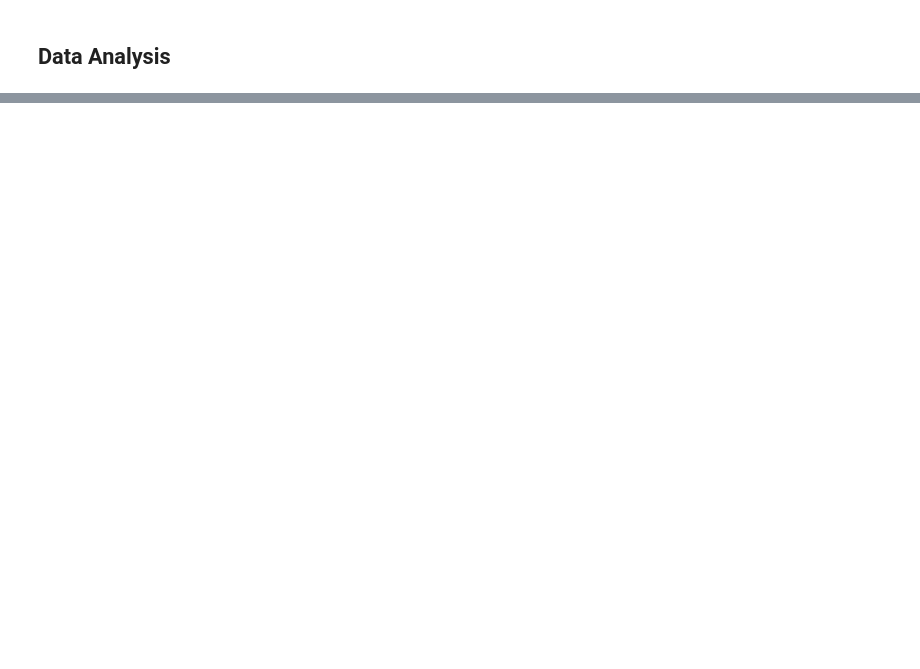
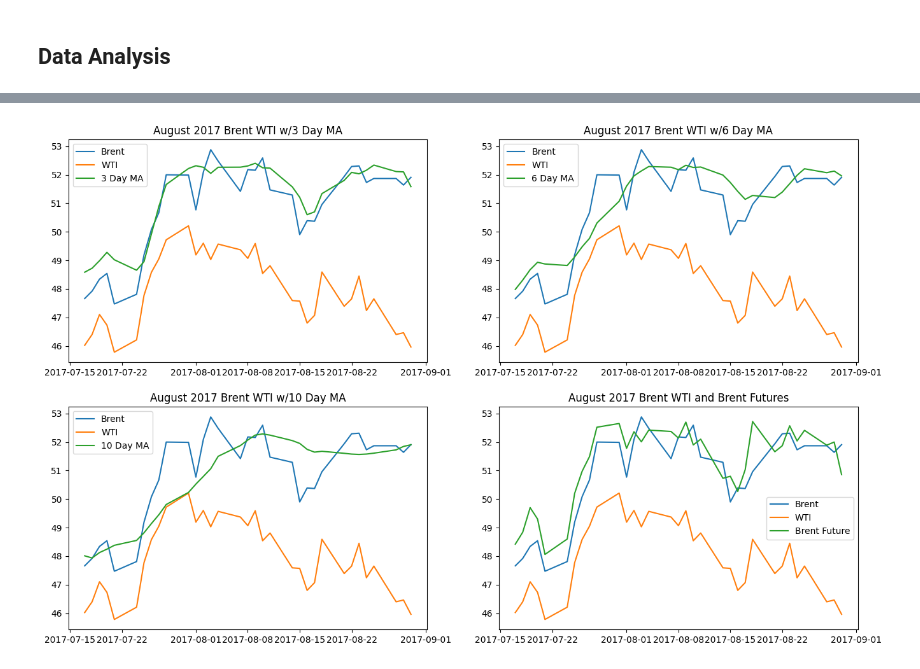
Before and after one commit to visheshnarayan/oil-futures-event-arbitrage, a Jupyter notebook: vishesh_brent_wti.ipynb, the cells around one changed output, grey strips where cells are left out. Cells and saved outputs as stored; diff of their text form; code cells hidden in the pictures; blank space fills up the shorter version.

```diff
--- a/vishesh_brent_wti.ipynb
+++ b/vishesh_brent_wti.ipynb
@@ -298,0 +350,37 @@ sns.heatmap(corr,
+# %%
+neymar_futures = futures["2017-07-15":"2017-08-30"]
+
+# create subplots for seperate moving averages + futures
+fig, axs = plt.subplots(2, 2, figsize=(16, 10))
+
+# 0, 0 -> brent, wti, 3 day ma
+axs[0, 0].plot(neymar.index, neymar["brent"], label="Brent")
+axs[0, 0].plot(neymar.index, neymar["wti"], label="WTI")
+axs[0, 0].plot(neymar_futures.index, neymar_futures["3_MA"], label="3 Day MA")
+axs[0, 0].legend()
+axs[0, 0].set_title("August 2017 Brent WTI w/3 Day MA")
+
+# 0, 1 -> brent, wti, 6 day ma
+axs[0, 1].plot(neymar.index, neymar["brent"], label="Brent")
+axs[0, 1].plot(neymar.index, neymar["wti"], label="WTI")
+axs[0, 1].plot(neymar_futures.index, neymar_futures["6_MA"], label="6 Day MA")
+axs[0, 1].legend()
+axs[0, 1].set_title("August 2017 Brent WTI w/6 Day MA")
+
+# 1, 0 -> brent, wti, 10 day ma
+axs[1, 0].plot(neymar.index, neymar["brent"], label="Brent")
+axs[1, 0].plot(neymar.index, neymar["wti"], label="WTI")
+axs[1, 0].plot(neymar_futures.index, neymar_futures["10_MA"], label="10 Day MA")
+axs[1, 0].legend()
+axs[1, 0].set_title("August 2017 Brent WTI w/10 Day MA")
+
+# 1, 1 -> brent, wti, brent future
+axs[1, 1].plot(neymar.index, neymar["brent"], label="Brent")
+axs[1, 1].plot(neymar.index, neymar["wti"], label="WTI")
+axs[1, 1].plot(neymar_futures.index, neymar_futures["Price"], label="Brent Future")
+axs[1, 1].legend()
+axs[1, 1].set_title("August 2017 Brent WTI and Brent Futures")
+
+plt.show()
+# %% [output]
+[figure, added]
```
Also changed, not shown: parts of 202 cells of this notebook.
